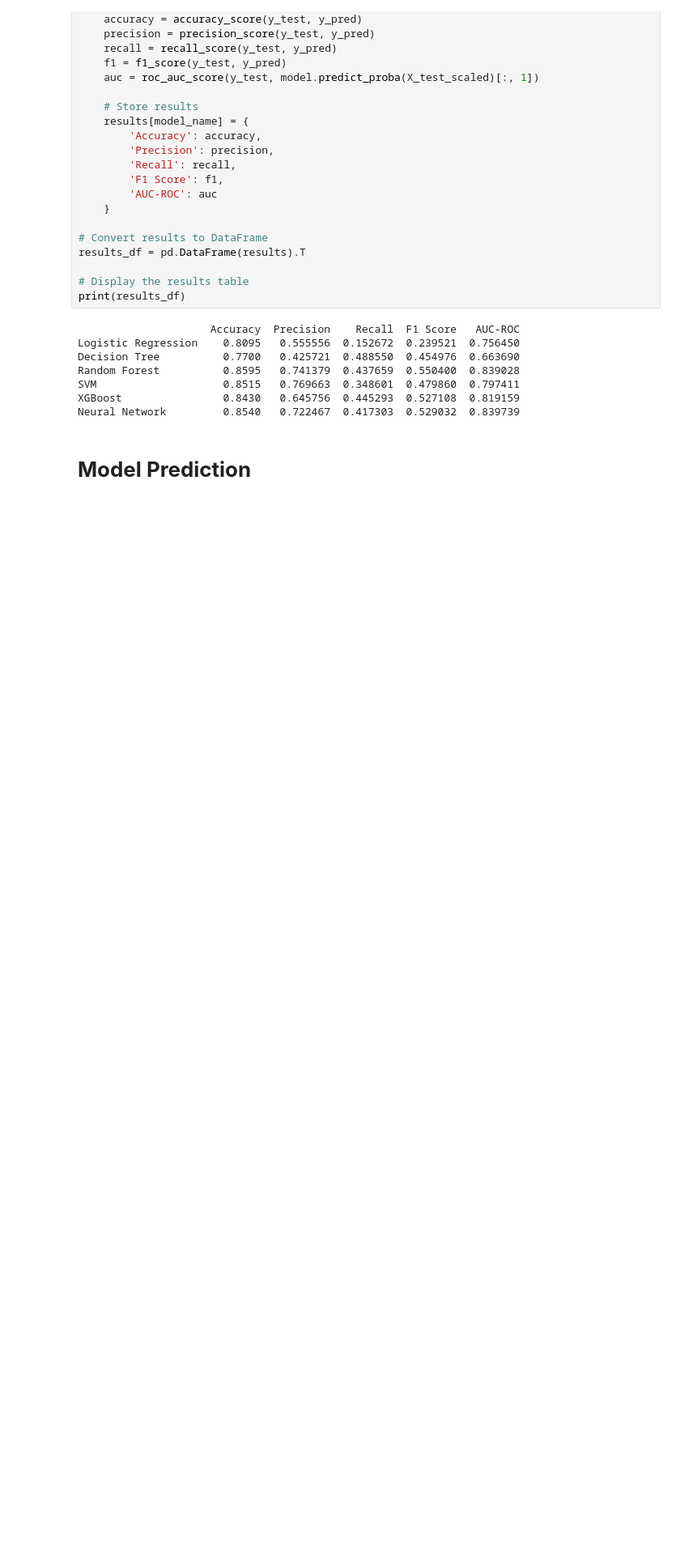
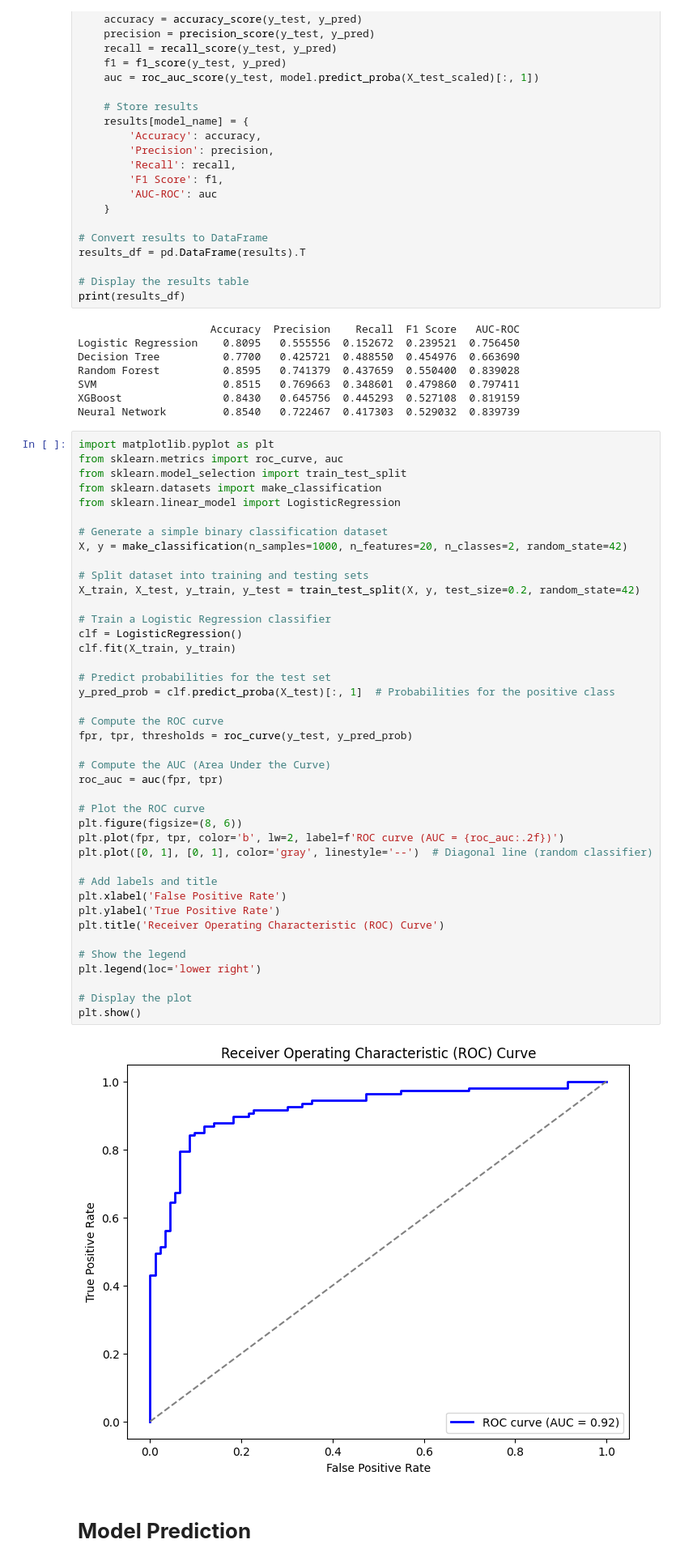
Before and after one commit to Simran12solanki/Fundamental, a Jupyter notebook: Simran.ipynb, the cells around one changed output. Shown at 81% size. Cells and saved outputs as stored; diff of their text form; blank space fills up the shorter version.

```diff
--- a/Simran.ipynb
+++ b/Simran.ipynb
@@ -610,6 +610,49 @@ Random Forest          0.8595   0.741379  0.437659  0.550400  0.839028
 SVM                    0.8515   0.769663  0.348601  0.479860  0.797411
 XGBoost                0.8430   0.645756  0.445293  0.527108  0.819159
 Neural Network         0.8540   0.722467  0.417303  0.529032  0.839739
+# %%
+import matplotlib.pyplot as plt
+from sklearn.metrics import roc_curve, auc
+from sklearn.model_selection import train_test_split
+from sklearn.datasets import make_classification
+from sklearn.linear_model import LogisticRegression
+
+# Generate a simple binary classification dataset
+X, y = make_classification(n_samples=1000, n_features=20, n_classes=2, random_state=42)
+
+# Split dataset into training and testing sets
+X_train, X_test, y_train, y_test = train_test_split(X, y, test_size=0.2, random_state=42)
+
+# Train a Logistic Regression classifier
+clf = LogisticRegression()
+clf.fit(X_train, y_train)
+
+# Predict probabilities for the test set
+y_pred_prob = clf.predict_proba(X_test)[:, 1]  # Probabilities for the positive class
+
+# Compute the ROC curve
+fpr, tpr, thresholds = roc_curve(y_test, y_pred_prob)
+
+# Compute the AUC (Area Under the Curve)
+roc_auc = auc(fpr, tpr)
+
+# Plot the ROC curve
+plt.figure(figsize=(8, 6))
+plt.plot(fpr, tpr, color='b', lw=2, label=f'ROC curve (AUC = {roc_auc:.2f})')
+plt.plot([0, 1], [0, 1], color='gray', linestyle='--')  # Diagonal line (random classifier)
+
+# Add labels and title
+plt.xlabel('False Positive Rate')
+plt.ylabel('True Positive Rate')
+plt.title('Receiver Operating Characteristic (ROC) Curve')
+
+# Show the legend
+plt.legend(loc='lower right')
+
+# Display the plot
+plt.show()
+# %% [output]
+[figure, added]
 # %% [markdown]
 # **Model Prediction**
 # %%
```
